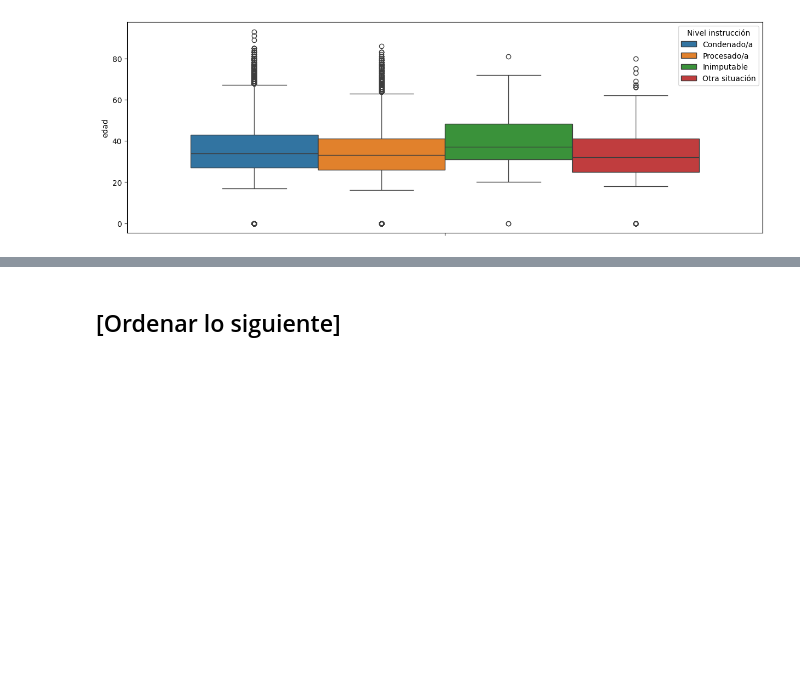
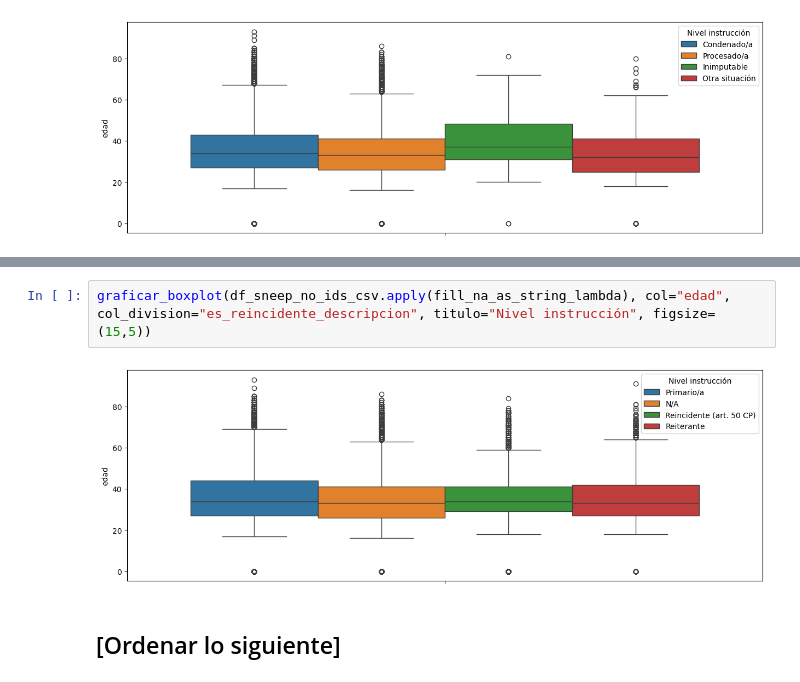
Before and after one commit to gasper-az/CEIA_Analisis_de_datos, a Jupyter notebook: trabajos_practicos/resolucion_tp_01/tp_01.ipynb, the cells around one changed output, grey strips where cells are left out. Saved outputs shown, nothing was run; the diff lists cells and outputs as text; blank space fills up the shorter version.

```diff
--- a/trabajos_practicos/resolucion_tp_01/tp_01.ipynb
+++ b/trabajos_practicos/resolucion_tp_01/tp_01.ipynb
@@ -1557,3 +1631,7 @@ graficar_boxplot(df_sneep_no_ids_csv.apply(fill_na_as_string_lambda), col="edad"
+# %%
+graficar_boxplot(df_sneep_no_ids_csv.apply(fill_na_as_string_lambda), col="edad", col_division="es_reincidente_descripcion", titulo="Nivel instrucción", figsize=(15,5))
+# %% [output]
+[figure, added]
 # %% [markdown]
 ## [Ordenar lo siguiente]
 # %% [markdown]
```
Also changed, not shown: parts of 8 cells of this notebook.
